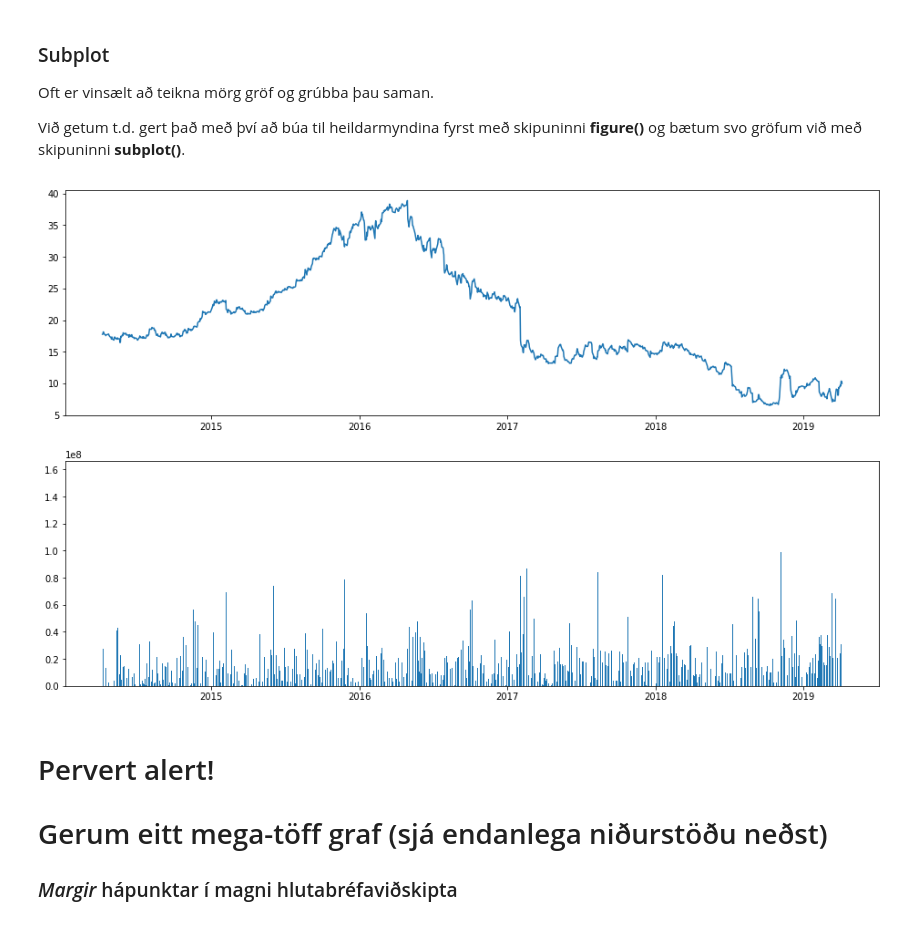
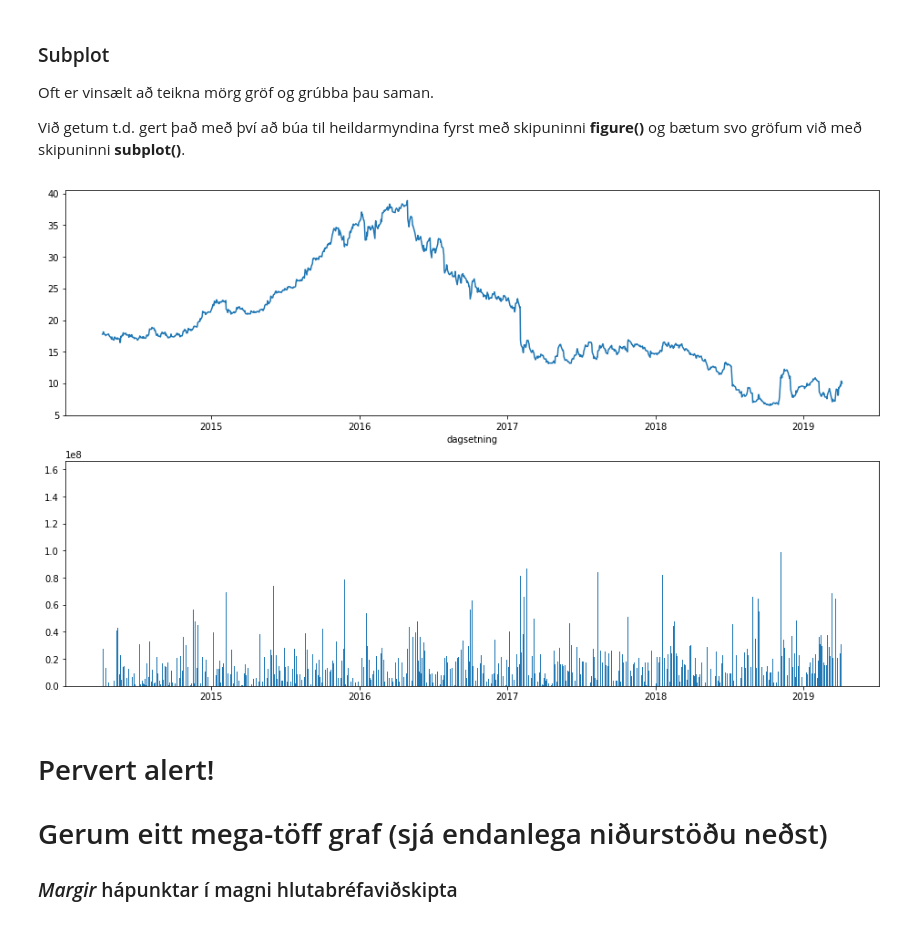
Before and after one commit to weekend37/Intro_to_Python_Code, a Jupyter notebook: Vika_4/iceair.ipynb, the cells around one changed output. Cells and saved outputs as stored; diff of their text form; code cells hidden in the pictures.

```diff
--- a/Vika_4/iceair.ipynb
+++ b/Vika_4/iceair.ipynb
@@ -200,17 +201,18 @@ Við getum t.d. gert það með því að búa til heildarmyndina fyrst með ski
 # %%
 plt.figure(figsize=[16,10])
 
 # hér setjum við inn tölurnar 2,1,1 af því við viljum búa til 2x1 grind af gröfum og þetta graf er númer 1
 plt.subplot(211)
 plt.plot(iceair_data['DateTime'], iceair_data['Verd'])
+plt.xlabel('dagsetning')
 
 # hér setjum við inn tölurnar 2,1,1 af því við viljum búa til 2x1 grind af gröfum og þetta graf er númer 2
 plt.subplot(212)
 plt.bar(iceair_data['DateTime'], iceair_data['Magn'])
 
 plt.show()
 # %% [output]
-[figure, old version]
+[figure, new version]
 # %% [markdown]
 # Pervert alert!
 
```
Also changed, not shown: parts of 5 cells of this notebook, 5 other files.
